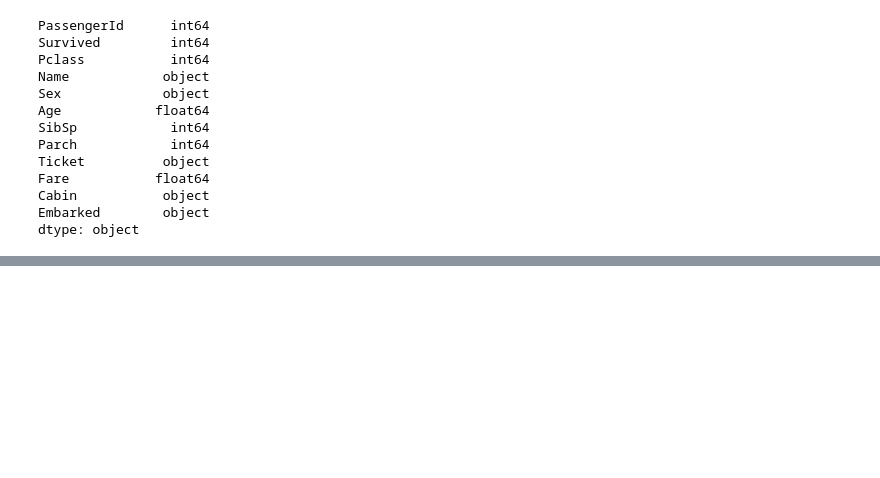
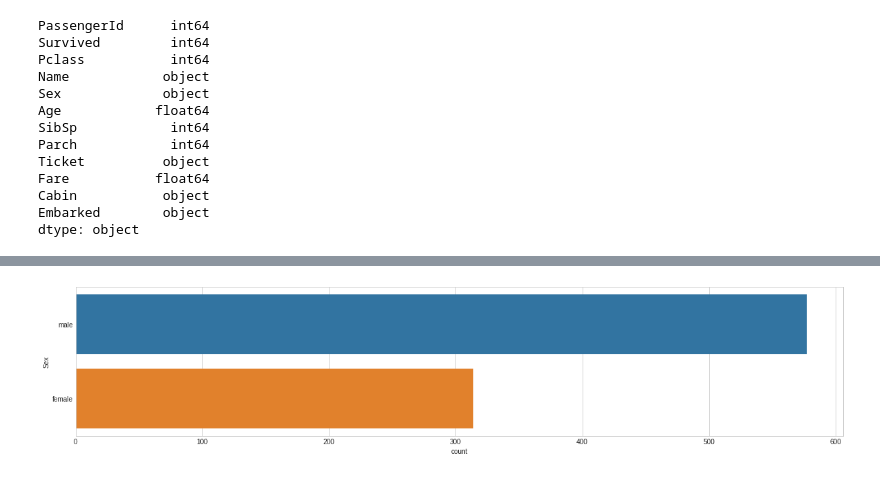
Before and after one commit to MukeshKumar18/it-cert-automation-practice, a Jupyter notebook: Titanic_survival_analysis.ipynb, the cells around one changed output, grey strips where cells are left out. Cells and saved outputs as stored; diff of their text form; code cells hidden in the pictures; blank space fills up the shorter version.

```diff
--- a/Titanic_survival_analysis.ipynb
+++ b/Titanic_survival_analysis.ipynb
@@ -295,0 +347,5 @@ dtype: object
+# %%
+plt.figure(figsize=(20,4))
+sns.countplot(y='Sex', data=train);
+# %% [output]
+[figure, added]
```
Also changed, not shown: parts of 11 cells of this notebook.
